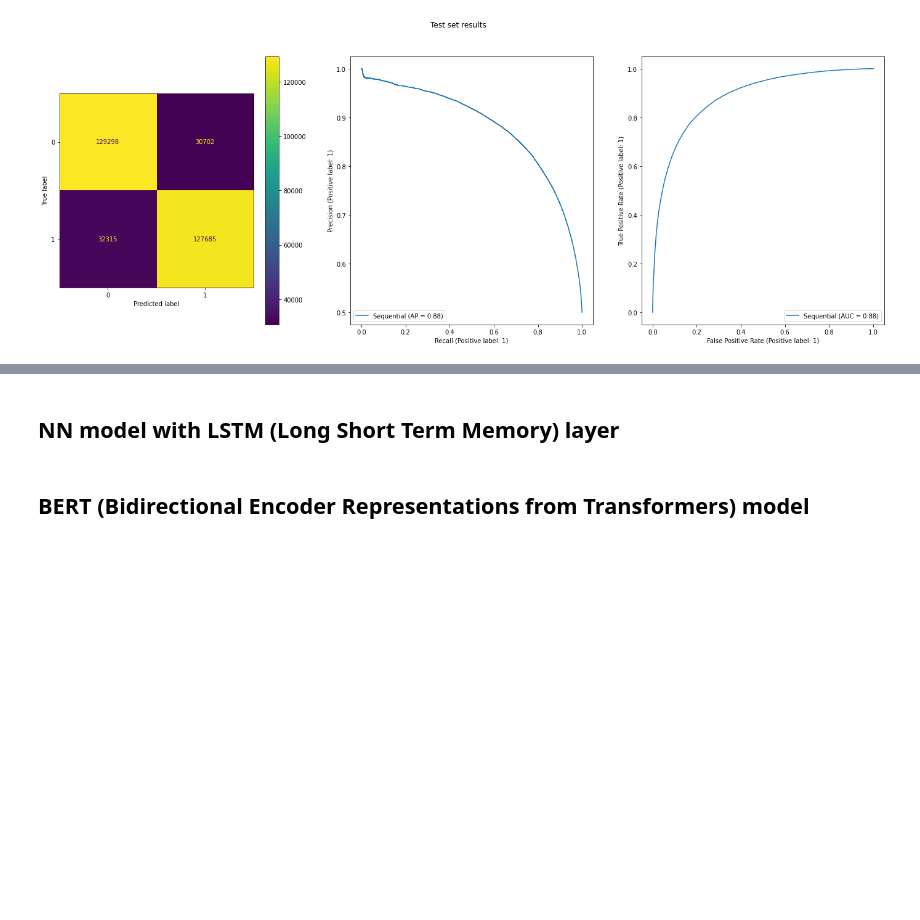
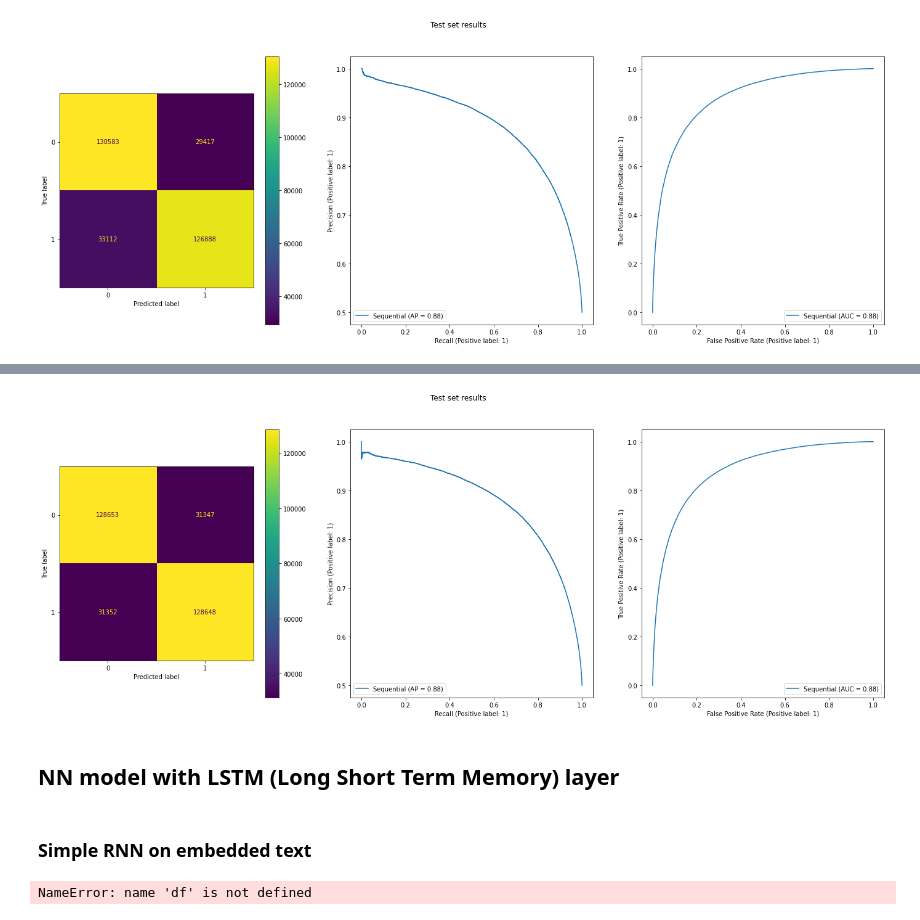
Before and after one commit to fleuryc/OC_AI-Engineer_P7_Detect-bad-buzz-with-deep-learning, a Jupyter notebook: notebooks/keras_neural_networks.ipynb, the cells around one changed output, grey strips where cells are left out. Drawn from its saved outputs; the diff is of its cells as text; code cells hidden in the pictures; blank space fills up the shorter version.

```diff
--- a/notebooks/keras_neural_networks.ipynb
+++ b/notebooks/keras_neural_networks.ipynb
@@ -726,4 +894,38 @@ viz_helpers.plot_classifier_results(
+# %%
+y_test_pred_proba = model.predict(
+    X_test,
+    batch_size=128,
+    workers=4,
+    use_multiprocessing=True,
+)
+
+y_test_pred = [round(pred_proba[0]) for pred_proba in y_test_pred_proba]
+
+viz_helpers.plot_classifier_results(
+    model,
+    X_test,
+    y_test,
+    y_test_pred,
+    y_test_pred_proba,
+    title="Test set results",
+)
+# %% [output]
+[figure, added]
 # %% [markdown]
 ## NN model with LSTM (Long Short Term Memory) layer
-# %% [markdown]
-## BERT (Bidirectional Encoder Representations from Transformers) model
+# %% [markdown]
+### Simple RNN on embedded text
+# %%
+from sklearn.model_selection import train_test_split
+
+
+# Train-test split
+X_train, X_test, y_train, y_test = train_test_split(
+    df.text,
+    df.target,
+    test_size=0.2,
+    stratify=df.target,
+    random_state=42,
+)
+# %% [output]
+NameError: name 'df' is not defined
```
Also changed, not shown: parts of 32 cells of this notebook, 1 other file.
